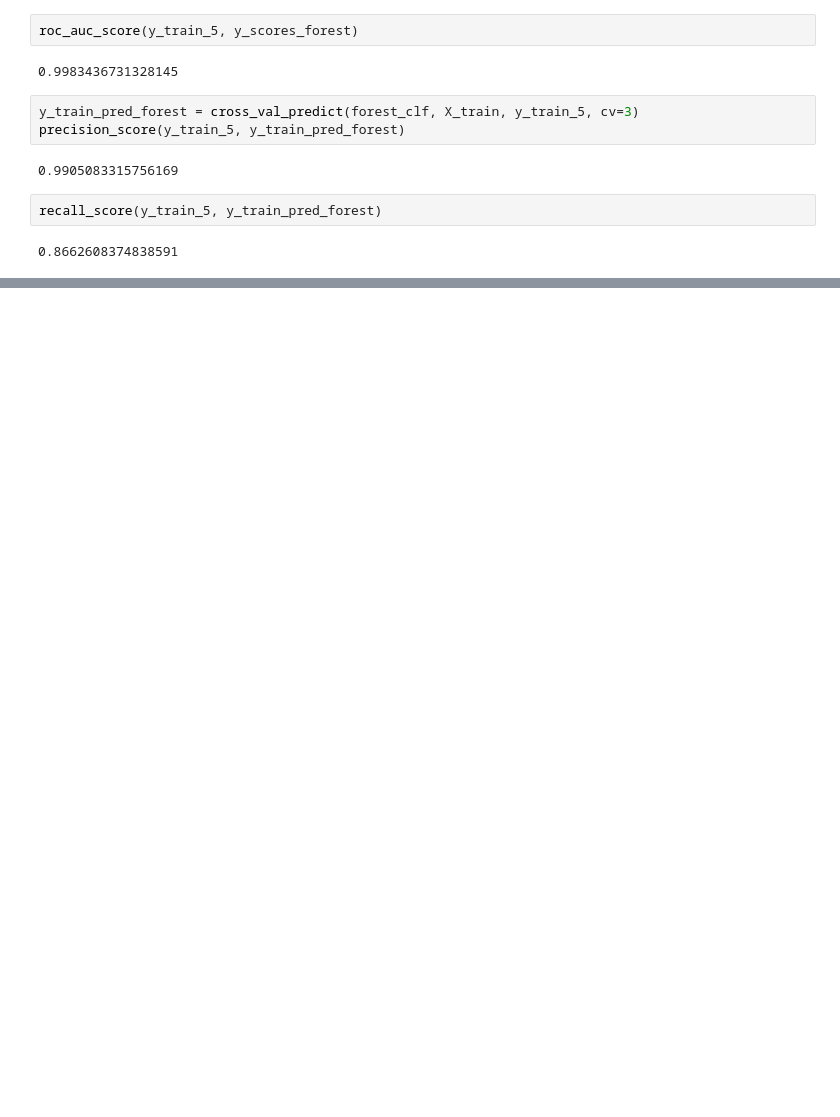
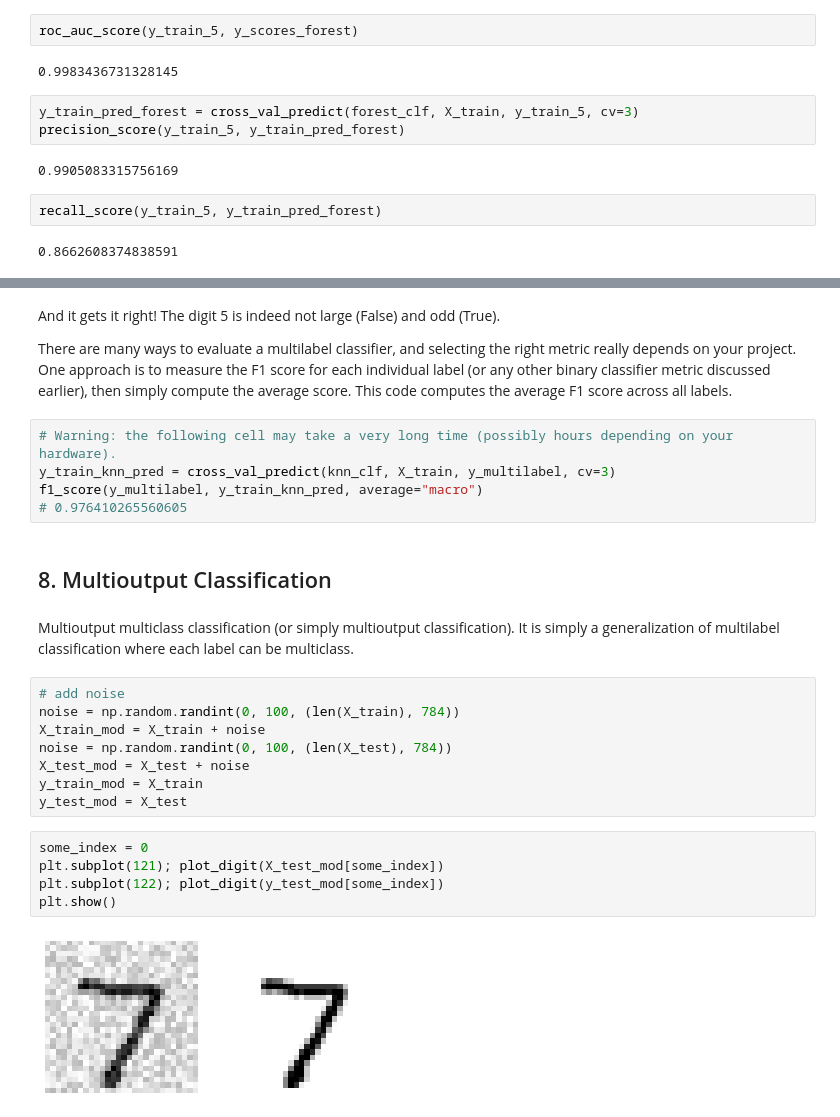
Before and after one commit to Sadekw6/ml, a Jupyter notebook: 02_Classification.ipynb, the cells around one changed output, grey strips where cells are left out. Drawn from its saved outputs; the diff is of its cells as text; blank space fills up the shorter version.

```diff
--- a/02_Classification.ipynb
+++ b/02_Classification.ipynb
@@ -455,0 +622,28 @@ recall_score(y_train_5, y_train_pred_forest)
+# %% [markdown]
+And it gets it right! The digit 5 is indeed not large (False) and odd (True).
+
+There are many ways to evaluate a multilabel classifier, and selecting the right metric really depends on your project. One approach is to measure the F1 score for each individual label (or any other binary classifier metric discussed earlier), then simply compute the average score. This code computes the average F1 score across all labels.
+# %%
+# Warning: the following cell may take a very long time (possibly hours depending on your hardware).
+y_train_knn_pred = cross_val_predict(knn_clf, X_train, y_multilabel, cv=3)
+f1_score(y_multilabel, y_train_knn_pred, average="macro")
+# 0.976410265560605
+# %% [markdown]
+## 8. Multioutput Classification
+# %% [markdown]
+Multioutput multiclass classification (or simply multioutput classification). It is simply a generalization of multilabel classification where each label can be multiclass.
+# %%
+# add noise
+noise = np.random.randint(0, 100, (len(X_train), 784))
+X_train_mod = X_train + noise
+noise = np.random.randint(0, 100, (len(X_test), 784))
+X_test_mod = X_test + noise
+y_train_mod = X_train
+y_test_mod = X_test
+# %%
+some_index = 0
+plt.subplot(121); plot_digit(X_test_mod[some_index])
+plt.subplot(122); plot_digit(y_test_mod[some_index])
+plt.show()
+# %% [output]
+[figure, added]
```
Also changed, not shown: parts of 40 cells of this notebook.
